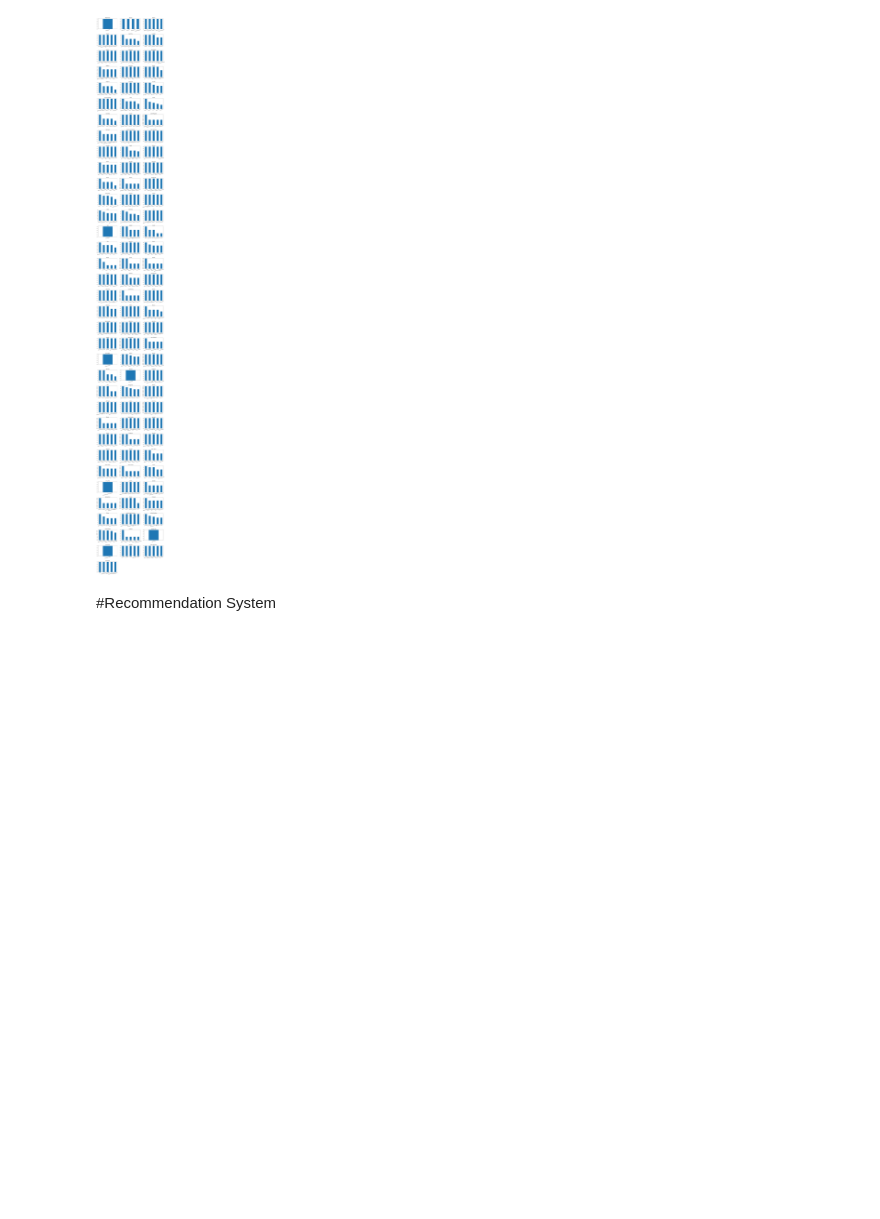
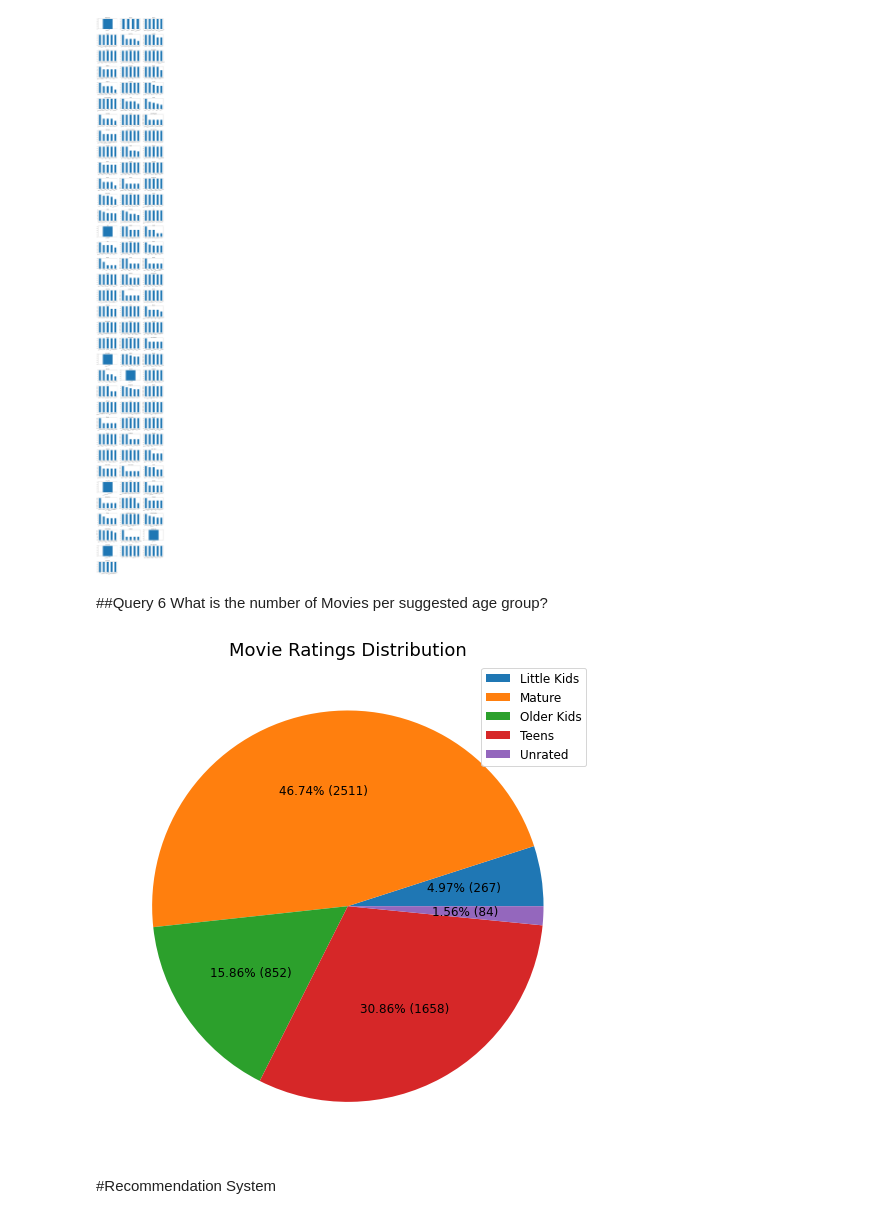
Before and after one commit to konkall/Netflix_data_mining, a Jupyter notebook: NetflixDataAnalysis.ipynb, the cells around one changed output. Cells and saved outputs as stored; diff of their text form; code cells hidden in the pictures; blank space fills up the shorter version.

Commit message:
Query 6 Completed

```diff
--- a/NetflixDataAnalysis.ipynb
+++ b/NetflixDataAnalysis.ipynb
@@ -219,5 +219,49 @@ plt.subplots_adjust(hspace = 0.5)
 plt.show()
 # %% [output]
 [figure]
+# %% [markdown]
+##Query 6
+What is the number of Movies per suggested age group?
+# %%
+tempdf = df
+
+
+Little_Kids = ['G', 'TV-Y', 'TV-G']
+Older_Kids = ['PG', 'TV-Y7', 'TV-Y7-FV', 'TV-PG']
+Teens = ['PG-13', 'TV-14']
+Mature = ['R', 'NC-17', 'TV-MA']
+Unrated = ['UR', 'NR']
+
+ratings = [Little_Kids, Older_Kids, Teens, Mature, Unrated]
+ratings_name = ['Little Kids','Older Kids','Teens','Mature', 'Unrated']
+
+#Preprocessing: Deleting rows that contain a NaN value under "rating"
+tempdf.dropna(subset = ["rating"], inplace=True)
+tempdf = tempdf.reset_index()
+
+#Keep only the rows that contain movies
+tempdf_filtered = tempdf[tempdf['type'] == 'Movie'].reset_index()
+
+#tempdf_filtered.rating.isin(Little_Kids)
+
+#Replacing ratings with the respective category they fall in
+for idx, rating in enumerate(ratings):
+  tempdf_filtered.loc[tempdf_filtered.rating.isin(rating), 'rating'] = ratings_name[idx]
+
+#Grouping by 'type' and 'rating'
+tempdf_filtered = tempdf_filtered.groupby(['type','rating']).size()
+ratings_count = tempdf_filtered.to_numpy()
+
+#Sorting the ratings_name list in order to match the order the data appear in "tempdf_filtered"
+ratings_name.sort()
+
+plt.figure(figsize= (9,9))
+plt.pie(ratings_count, textprops={'fontsize':12,'color':'black'}, autopct = lambda p : '{:.2f}% ({:.0f})'.format(p, (p/100)*ratings_count.sum()))
+plt.title('Movie Ratings Distribution', fontsize = 18)
+plt.axis('off')
+plt.legend(labels = ratings_name, prop={"size":12})
+plt.show()
+# %% [output]
+[figure, added]
 # %% [markdown]
 #Recommendation System
```
Also changed, not shown: parts of 1 cell of this notebook.
